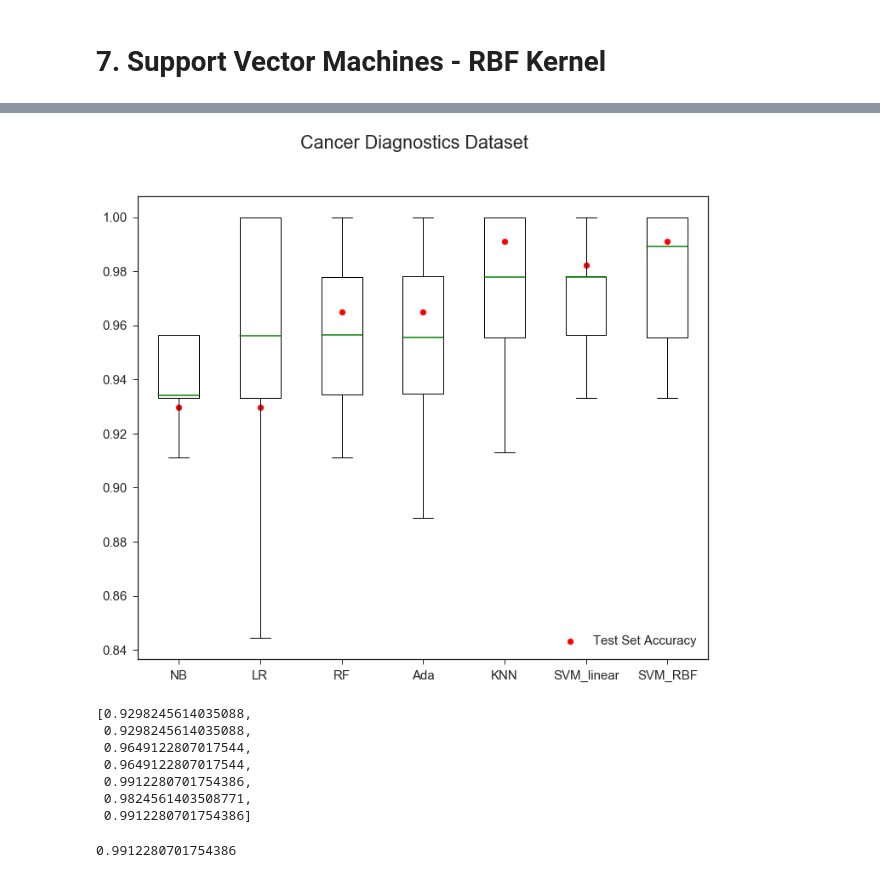
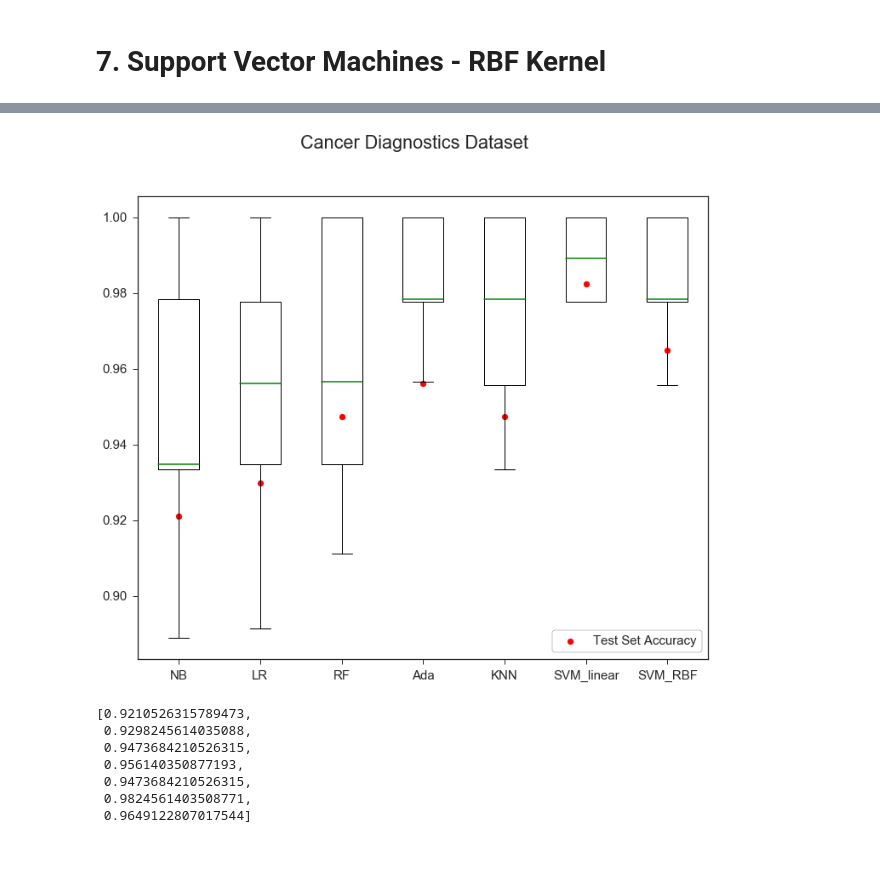
Before and after one commit to mohammeddonia/StatLearn-Comparison, a Jupyter notebook: Binary_01_Cancer Diagnostics.ipynb, the cells around one changed output, grey strips where cells are left out. Cells and saved outputs as stored; diff of their text form; code cells hidden in the pictures.

```diff
--- a/Binary_01_Cancer Diagnostics.ipynb
+++ b/Binary_01_Cancer Diagnostics.ipynb
@@ -262,6 +262,7 @@ weighted avg       0.93      0.93      0.93       114
 # %% [markdown]
 n_estimators=500
 # %%
-val_conf_RF, val_scores_RF, val_time_RF = classify(df.drop('y',axis=1), df['y'],classifiers['RF'](n_estimators = 500))
+val_conf_RF, val_scores_RF, val_time_RF = classify(df.drop('y',axis=1), df['y'],
+                                                   classifiers['RF'](n_estimators = 500, n_jobs=-1))
 print('The average training time is %0.6f seconds'%val_time_RF.mean())
 # %% [output]
@@ -281,7 +282,7 @@ The average training time is 0.684569 seconds
 [figure]
 # %%
 #  Fitting on the training data
-RF = classifiers['RF'](n_estimators = 500)
+RF = classifiers['RF'](n_estimators = 500,n_jobs=-1)
 RF.fit(df.drop('y',axis=1), df['y'])
 
 # Getting predictions and getting the accuracy score with confusion matrix and classification report
@@ -325,6 +326,6 @@ The average training time is 0.679076 seconds
 # %%
 #  Fitting on the training data
-Ada = classifiers['RF'](n_estimators = 200)
+Ada = classifiers['AdaBoost'](n_estimators = 200)
 Ada.fit(df.drop('y',axis=1), df['y'])
 
 # Getting predictions and getting the accuracy score with confusion matrix and classification report
@@ -400,4 +401,5 @@ Text(0.5, 1.0, 'K Neighbors Classifier scores for different K values')
 # %%
-val_conf_KNN, val_scores_KNN, val_time_KNN = classify(cancer_prepared, np.array(df['y']),classifiers['KNN'](9))
+val_conf_KNN, val_scores_KNN, val_time_KNN = classify(cancer_prepared, np.array(df['y']),
+                                                      classifiers['KNN'](KNN_scores.index(max(KNN_scores))+1))
 print('The average training time is %0.6f seconds'%val_time_KNN.mean())
 # %% [output]
@@ -586,32 +588,28 @@ weighted avg       0.99      0.99      0.99       114
 # %%
 sns.set(font_scale=1.5)
 sns.set_style('ticks')
 median_prop = dict(color='g', linewidth = 1.5)
 fig = plt.figure(figsize=(12,10))
 fig.suptitle('Cancer Diagnostics Dataset')
 ax = fig.add_subplot(111)
 method_labels = ['NB','LR','RF','Ada','KNN','SVM_linear','SVM_RBF']
 test_results = [test_score_NB, test_score_LR, test_score_RF, test_score_Ada,
                 test_score_KNN, test_score_SVM_L, test_score_SVM_RBF]
 plt.boxplot([val_scores_NB, val_scores_LR, val_scores_RF, val_scores_Ada,
              val_scores_KNN, val_scores_SVM_L_opt, val_scores_SVM_RBF], medianprops = median_prop)
 ax.set_xticklabels(method_labels)
 plt.scatter(x=range(1,8), y=test_results, color='r', label='Test Set Accuracy')
-ax.legend()
+ax.legend(frameon=True, edgecolor='black')
 plt.show()
 # %% [output]
-[figure, old version]
+[figure, new version]
 # %%
 test_results
 # %% [output]
-[0.9298245614035088,
+[0.9210526315789473,
  0.9298245614035088,
- 0.9649122807017544,
- 0.9649122807017544,
- 0.9912280701754386,
+ 0.9473684210526315,
+ 0.956140350877193,
+ 0.9473684210526315,
  0.9824561403508771,
- 0.9912280701754386]
+ 0.9649122807017544]
-# %%
-test_score_
-# %% [output]
-0.9912280701754386
```
Also changed, not shown: parts of 26 cells of this notebook, 5 other files.
